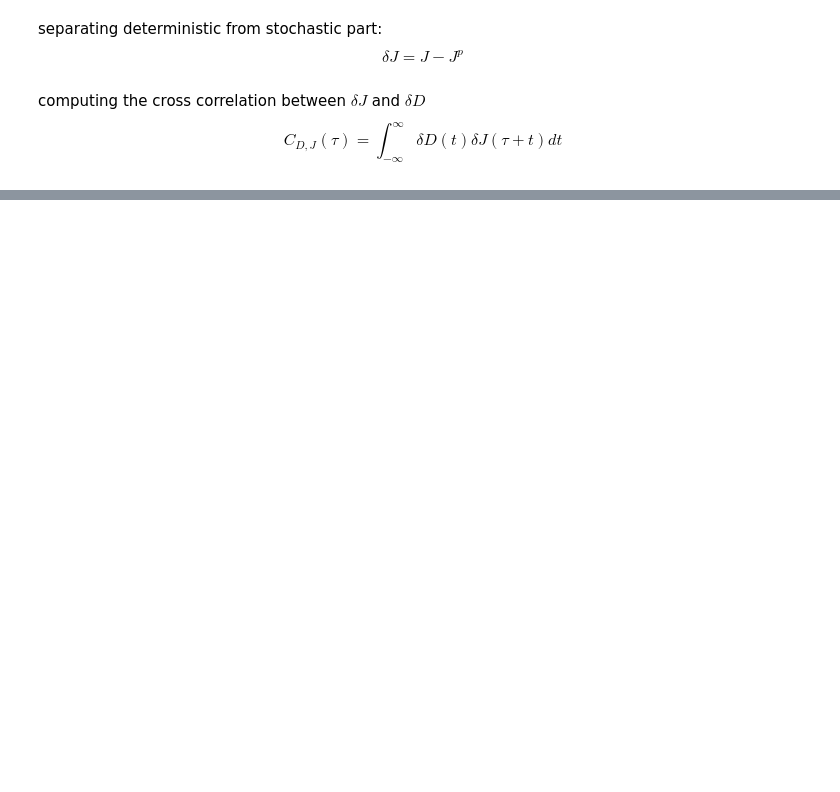
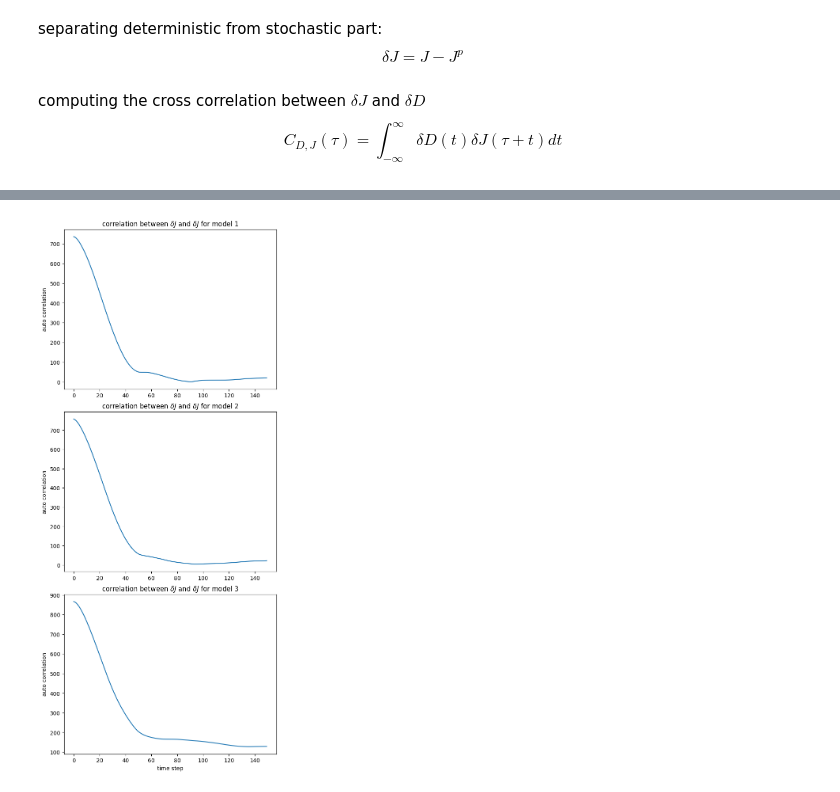
Before and after one commit to SocCog-Team/CPR-modeling, a Jupyter notebook: PhD_jupyter.ipynb, the cells around one changed output, grey strips where cells are left out. Cells and saved outputs as stored; diff of their text form; code cells hidden in the pictures; blank space fills up the shorter version.

Commit message:
added the auto-correlation

```diff
--- a/PhD_jupyter.ipynb
+++ b/PhD_jupyter.ipynb
@@ -162,0 +163,15 @@ plt.show()
+# %%
+JC1 = np.correlate(dJ1,dJ1,mode='full')[len(dJ1)-1:]
+JC2 = np.correlate(dJ2,dJ2,mode='full')[len(dJ2)-1:]
+JC3 = np.correlate(dJ3,dJ3,mode='full')[len(dJ3)-1:]
+dC1 = np.correlate(delta_D,delta_D,mode='full')[len(dJ1)-1:]
+# %%
+fig, ax = plt.subplots(3,constrained_layout=True,figsize=(6,14))
+for k,C in enumerate([JC1,JC2,JC3]):
+    ax[k].plot(np.abs(C)[:150])
+    ax[k].set_title(r'correlation between $\delta J$ and $\delta J$ for model '+str(k+1))
+    ax[k].set_ylabel('auto correlation')
+ax[k].set_xlabel('time step')
+plt.show()
+# %% [output]
+[figure, added]
```
Also changed, not shown: parts of 8 cells of this notebook.
